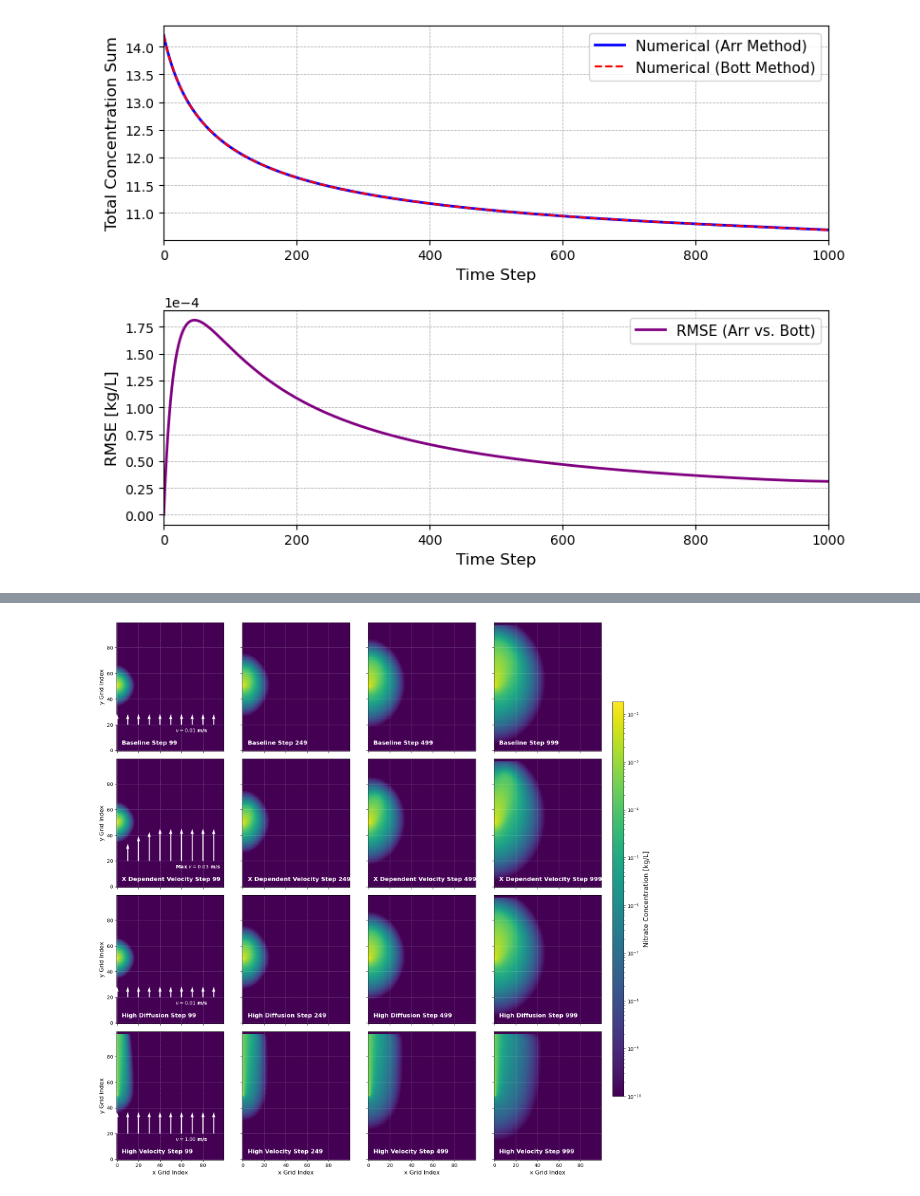
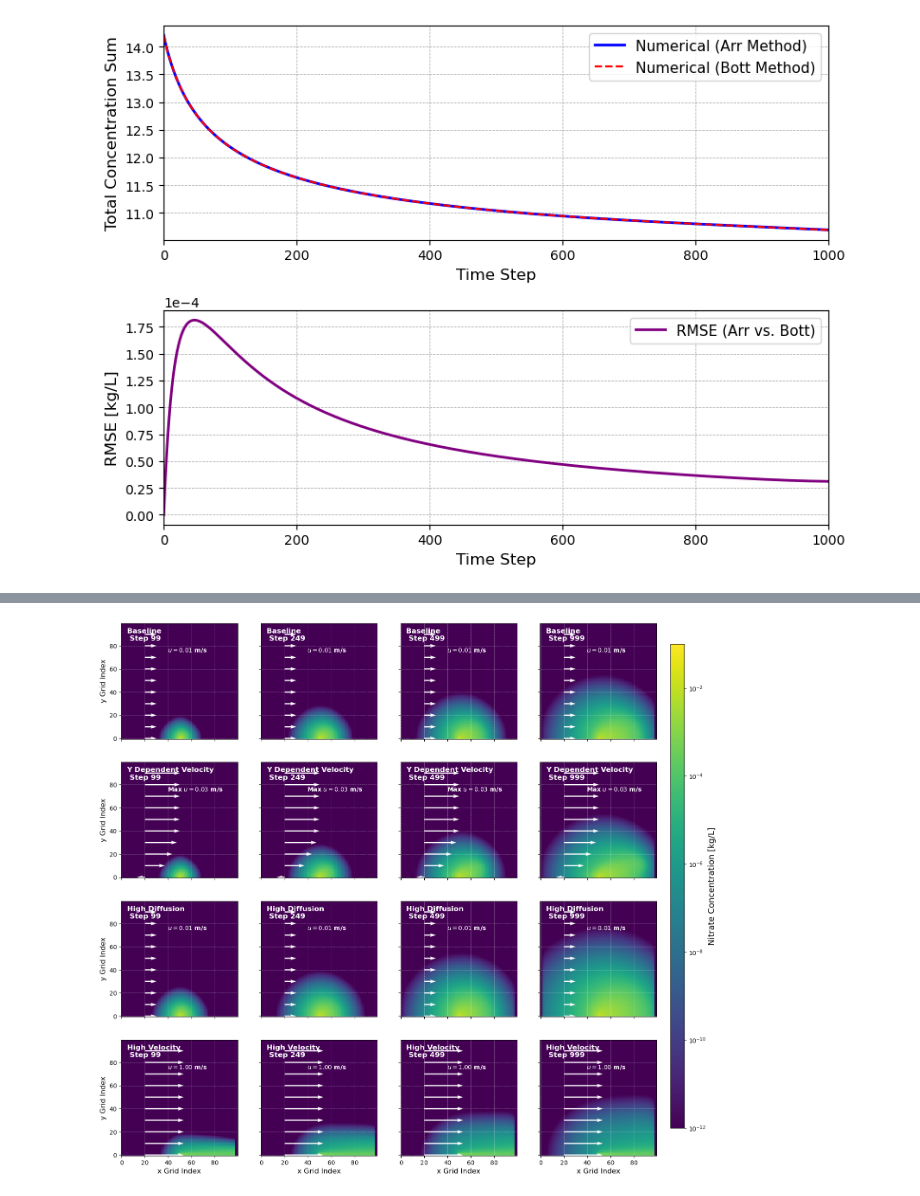
Before and after one commit to Haechan-Kimm/EOSC511-TheDeepThinkers, a Jupyter notebook: 2D visulization/Visulization.ipynb, the cells around one changed output, grey strips where cells are left out. Drawn from its saved outputs; the diff is of its cells as text; code cells hidden in the pictures.

```diff
--- a/2D visulization/Visulization.ipynb
+++ b/2D visulization/Visulization.ipynb
@@ -385,9 +369,9 @@ for ax in axes.flatten():
     # ax.axis('off')
     ax.grid(True, color='white', linestyle='--', linewidth=0.5, alpha=0.5, zorder=2)
 
-    im = ax.pcolor(X1, Y1, cc, cmap=cmap, norm=norm, shading='nearest')
+    im = ax.pcolor(X1, Y1, cc.T, cmap=cmap, norm=norm, shading='nearest')
     label_full = label + ' Step %d' %t
-    ax.text(0.05, 0.05, label_full,  transform=ax.transAxes, color='white', fontsize=12, fontweight='bold')
+    ax.text(0.55, 0.9, label_full,  transform=ax.transAxes, color='white', fontsize=12, fontweight='bold')
 
     if label == '(c)' or label =='(d)':
         ax.set_xlabel('x Grid Index')
@@ -397,18 +381,18 @@ for ax in axes.flatten():
 
 # Add quiver to represent flow speed
 # Arrow position
-Y_arrow_position=20
-X_arrow=x[::5]
-Y_arrow=np.zeros(np.shape(X_arrow))+Y_arrow_position
+X_arrow_position=20
+Y_arrow=y[::5]
+X_arrow=np.zeros(np.shape(Y_arrow))+X_arrow_position
 # Speed distribution
-V_speed=np.ones(np.shape(X_arrow)) # The speed is given from fig: Current Distribution
-U_speed=np.zeros(np.shape(X_arrow))
+V_speed=np.zeros(np.shape(X_arrow)) # The speed is given from fig: Current Distribution
+U_speed=np.ones(np.shape(X_arrow))
 # Quiver plot
 # The smaller scale is, the bigger arrows are
 axes[0,0].quiver(X_arrow, Y_arrow, U_speed, V_speed, color='white', scale=10, width=0.01, zorder=3)
 
 # Add text to demonstrate the current speed
-axes[0,0].text(0.7, 0.15, '$u=0.01$m/s',  transform=axes[0,0].transAxes, color='white', fontsize=8)
+axes[0,0].text(0.3, 0.75, '$u=0.01$m/s',  transform=axes[0,0].transAxes, color='white', fontsize=8)
 
 
 plt.tight_layout()
@@ -696,16 +688,15 @@ X1, Y1 = np.meshgrid(x, y)
 
 
 experiments = [c_baseline_aligned, c_XDV_aligned, c_HD_aligned, c_HU_aligned]
-exp_labels = ['Baseline', 'X Dependent Velocity', 'High Diffusion', 'High Velocity']
+exp_labels = ['Baseline', 'Y Dependent Velocity', 'High Diffusion', 'High Velocity']
 tt = [99, 249, 499, 999]
 
 # Shared colorbar
-maxval = np.max([np.nanmax(exp) for exp in experiments])
-
-
+# maxval = np.max([np.nanmax(exp) for exp in experiments])
+# print(maxval)
 
 cmap = cmx.viridis
-norm = colors.LogNorm(vmin=1e-10, vmax=maxval)
+norm = colors.LogNorm(vmin=1e-12, vmax=1e-1)
 
 # Visualization
 fig, axes = plt.subplots(4, 4, figsize=(16, 16), sharex=True, sharey=True)
@@ -718,73 +709,70 @@ for i, exp_data in enumerate(experiments):
 
 
         cc = exp_data[t, :, :]
-        cc = cc + 1e-11
+        cc = cc + 1e-13
 
 
         ax.grid(True, color='white', linestyle='--', linewidth=0.5, alpha=0.5, zorder=2)
 
         # pcolormesh
-        im = ax.pcolormesh(X1, Y1, cc, cmap=cmap, norm=norm, shading='nearest')
+        im = ax.pcolormesh(X1, Y1, cc.T, cmap=cmap, norm=norm, shading='nearest')
 
         # label
-        label_full = f'{exp_labels[i]} Step {t}'
-        ax.text(0.05, 0.05, label_full, transform=ax.transAxes, color='white', fontsize=12, fontweight='bold')
+        label_full = f'{exp_labels[i]} \n Step {t}'
+        ax.text(0.05, 0.85, label_full, transform=ax.transAxes, color='white', fontsize=12, fontweight='bold')
 
         if i == 3:
             ax.set_xlabel('x Grid Index', fontsize=12)
         if j == 0:
             ax.set_ylabel('y Grid Index', fontsize=12)
 
         # Quiver
         if j == 0:
-            # arrow position
-            Y_arrow_position = 20
-            X_arrow = x[::10]
-            Y_arrow = np.zeros_like(X_arrow) + Y_arrow_position
+            X_arrow_position = 20
+            Y_arrow = y[::10]
+            X_arrow = np.zeros_like(Y_arrow) + X_arrow_position
 
             u0 = 0.01  # baseline
-            V_speed = np.ones_like(X_arrow) * u0
-            U_speed = np.zeros_like(X_arrow)
+
+            U_speed = np.ones_like(Y_arrow) * u0
+            V_speed = np.zeros_like(Y_arrow)
             speed_text_val = u0
-            arrow_scale=0.1
-
-            speed_text_str = f'$v={speed_text_val:.2f}$ m/s'
-
-            if exp_labels[i] == 'X Dependent Velocity':
-                # min(u0 * log(y + 1), 3 * u0)
-
-                V_speed = u0 * np.log(X_arrow*dx)
-                V_speed[V_speed>3*u0]=3*u0
-                speed_text_val = 3*u0
-                speed_text_str = f'Max $v={speed_text_val:.2f}$ m/s'
-                arrow_scale=0.1
-
-            elif exp_labels[i] == 'High Velocity':
-
-                high_u_val = 1
-                V_speed = np.ones_like(X_arrow) * high_u_val
-                speed_text_val = high_u_val
-                speed_text_str = f'$v={speed_text_val:.2f}$ m/s'
-                arrow_scale=5
+            arrow_scale = 0.1
 
 
+        speed_text_str = f'$u={speed_text_val:.2f}$ m/s'
 
-            ax.quiver(X_arrow, Y_arrow, U_speed, V_speed, color='white', scale=arrow_scale, width=0.01, zorder=3)
 
-            ax.text(0.55, 0.15, speed_text_str, transform=ax.transAxes, color='white', fontsize=10, fontweight='bold')
+        if exp_labels[i] == 'Y Dependent Velocity':
+            U_speed = u0 * np.log((Y_arrow+1) * dy)
+            U_speed[U_speed > 3 * u0] = 3 * u0
+            speed_text_val = 3 * u0
+            speed_text_str = f'Max $u={speed_text_val:.2f}$ m/s'
+            arrow_scale = 0.1
+            # print('Y Dependent Velocity U_speed:', U_speed)
 
-plt.tight_layout()
+        elif exp_labels[i] == 'High Velocity':
+            high_u_val = 1
+            U_speed = np.ones_like(Y_arrow) * high_u_val
+            speed_text_val = high_u_val
+            speed_text_str = f'$u={speed_text_val:.2f}$ m/s'
+            arrow_scale = 3
+
+
+        ax.quiver(X_arrow, Y_arrow, U_speed, V_speed, color='white', scale=arrow_scale, width=0.01, zorder=3)
+
+        ax.text(0.4, 0.75, speed_text_str, transform=ax.transAxes, color='white', fontsize=10, fontweight='bold')
 
 # leave room for colorbar
 fig.subplots_adjust(right=0.90)
 
 cbar_ax = fig.add_axes([0.92, 0.15, 0.02, 0.7])
 cbar = fig.colorbar(im, cax=cbar_ax)
 cbar.set_label('Nitrate Concentration [kg/L]', fontsize=14)
 
 plt.show()
 # %% [output]
-[figure, old version]
+[figure, new version]
 # %%
 # Animation
 
```
Also changed, not shown: parts of 9 cells of this notebook, 9 other files.
